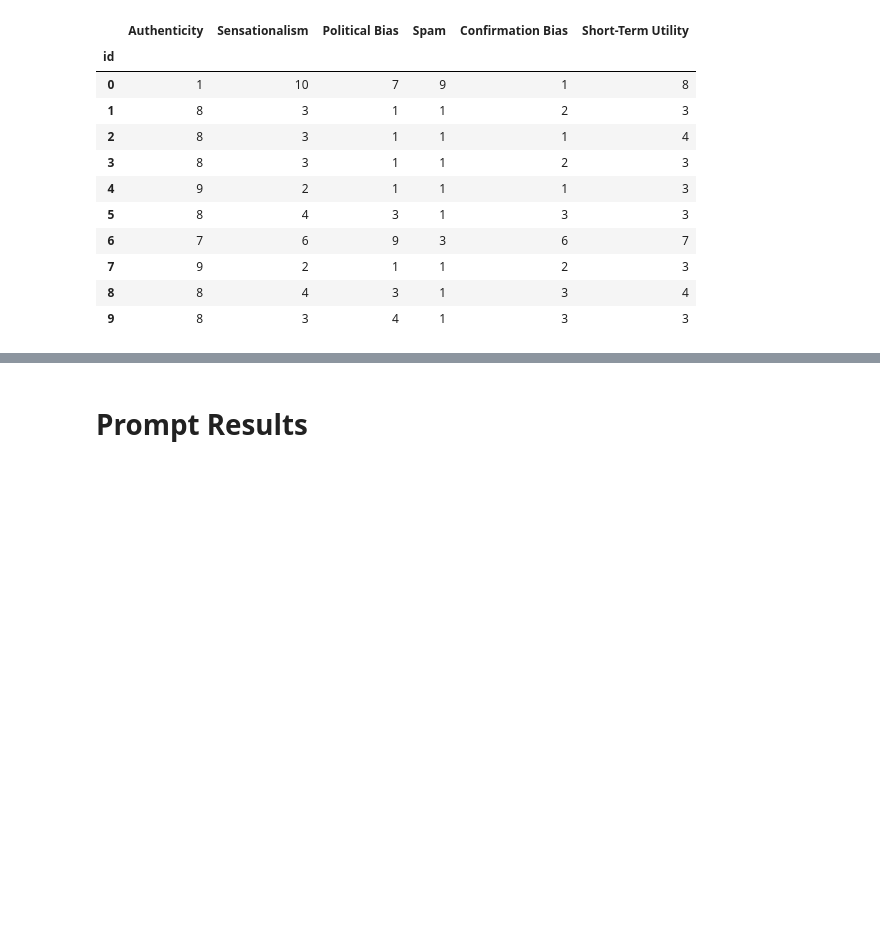
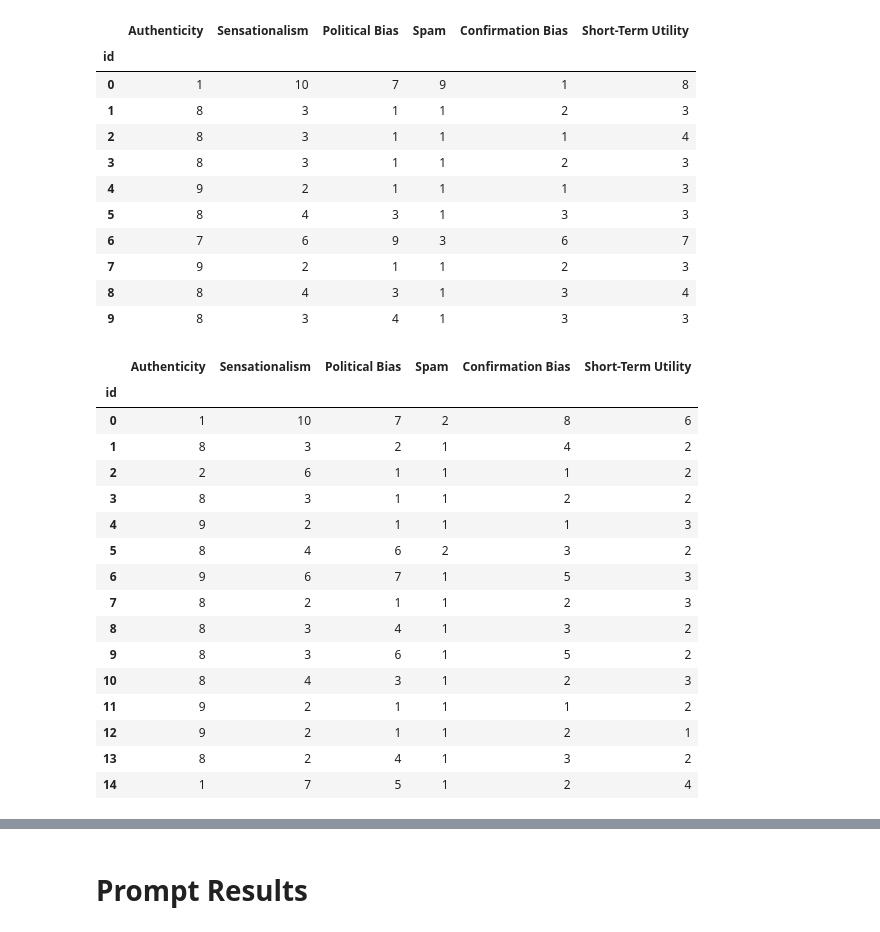
Before and after one commit to chriss-mo/ai4good, a Jupyter notebook: notebooks/prompt_evaluation.ipynb, the cells around one changed output, grey strips where cells are left out. Drawn from its saved outputs; the diff is of its cells as text; code cells hidden in the pictures; blank space fills up the shorter version.

Commit message:
evaluated fcot prompts

````diff
--- a/notebooks/prompt_evaluation.ipynb
+++ b/notebooks/prompt_evaluation.ipynb
@@ -419,0 +614,17 @@ df_final
+# %%
+responses_fcot = []
+for i in range(1,data.shape[0]+1):
+    txt = data.loc[i, 'text']
+    print(txt)
+    response = run_genai(article_text=txt, prompt=fcot_prompt3_gpt)
+    clean_str = re.sub(r"```json|```", "", response).strip()
+    print(response)
+    if "{" in clean_str:
+        start = clean_str.find("{")
+        end = clean_str.rfind("}") + 1
+        clean_str = clean_str[start:end]
+    response_json = json.loads(clean_str)
+    responses_fcot.append(response_json)
+
+df_fcot_inter = pd.DataFrame(responses_fcot)
+df_fcot_inter
@@ -419,0 +665,15 @@ df_final
+# %%
+df_list = []
+for json_list in df_fcot_inter['factor_scores']:
+    df_temp = pd.DataFrame(json_list,)
+    scores_wide = (
+    df_temp
+        .assign(_idx=0)
+        .pivot(index="_idx", columns="factor", values="score")
+        .reset_index()
+        .drop(columns="_idx")
+    )
+    df_list.append(scores_wide)
+df_final_fcot = pd.concat(df_list)
+df_final_fcot.index = range(15)
+df_final_fcot
@@ -477,4 +754,29 @@ display(df_final)
 | 7 | 9 | 2 | 1 | 1 | 2 | 3 |
 | 8 | 8 | 4 | 3 | 1 | 3 | 4 |
 | 9 | 8 | 3 | 4 | 1 | 3 | 3 |
+# %%
+df_final_fcot.index.name = 'id'
+df_final_fcot.columns.name = None
+df_final_fcot.rename(columns={'Short-term Utility':'Short-Term Utility'}, inplace=True)
+# df_final_fcot.index += 1
+df_final_fcot = df_final_fcot[['Authenticity','Sensationalism','Political Bias','Spam','Confirmation Bias','Short-Term Utility']]
+display(df_final_fcot)
+# %% [output]
+|  | Authenticity | Sensationalism | Political Bias | Spam | Confirmation Bias | Short-Term Utility |
+| id |  |  |  |  |  |  |
+| 0 | 1 | 10 | 7 | 2 | 8 | 6 |
+| 1 | 8 | 3 | 2 | 1 | 4 | 2 |
+| 2 | 2 | 6 | 1 | 1 | 1 | 2 |
+| 3 | 8 | 3 | 1 | 1 | 2 | 2 |
+| 4 | 9 | 2 | 1 | 1 | 1 | 3 |
+| 5 | 8 | 4 | 6 | 2 | 3 | 2 |
+| 6 | 9 | 6 | 7 | 1 | 5 | 3 |
+| 7 | 8 | 2 | 1 | 1 | 2 | 3 |
+| 8 | 8 | 3 | 4 | 1 | 3 | 2 |
+| 9 | 8 | 3 | 6 | 1 | 5 | 2 |
+| 10 | 8 | 4 | 3 | 1 | 2 | 3 |
+| 11 | 9 | 2 | 1 | 1 | 1 | 2 |
+| 12 | 9 | 2 | 1 | 1 | 2 | 1 |
+| 13 | 8 | 2 | 4 | 1 | 3 | 2 |
+| 14 | 1 | 7 | 5 | 1 | 2 | 4 |
 # %%
````
Also changed, not shown: parts of 7 cells of this notebook, 1 other file.
